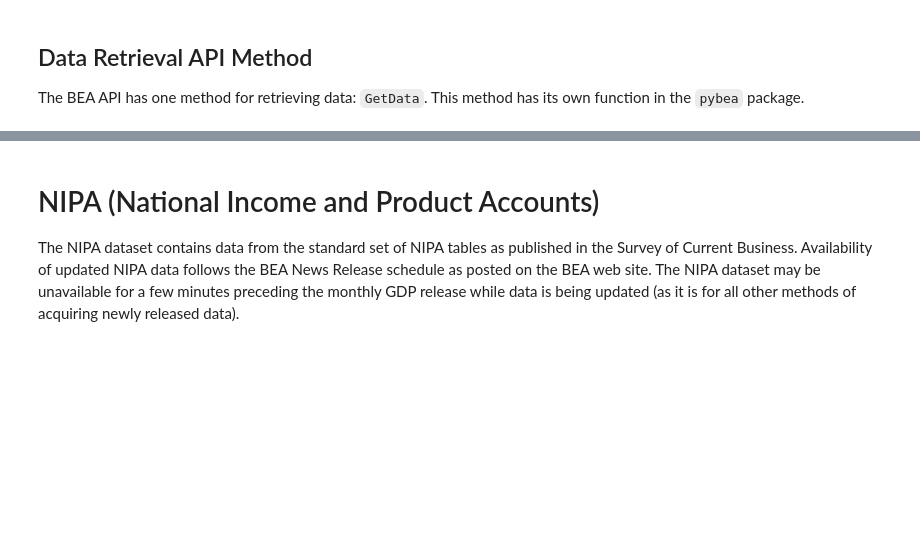
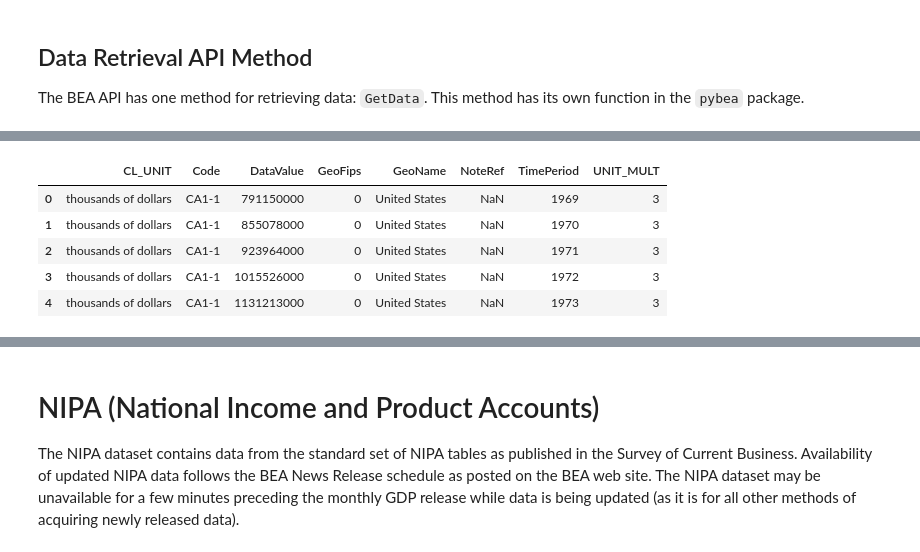
Before and after one commit to davidrpugh/pyBEA, a Jupyter notebook: examples/user-guide.ipynb, the cells around one changed output, grey strips where cells are left out. Drawn from its saved outputs; the diff is of its cells as text; code cells hidden in the pictures; blank space fills up the shorter version.

```diff
--- a/examples/user-guide.ipynb
+++ b/examples/user-guide.ipynb
@@ -162,0 +127,17 @@ print(data.head())
+# %%
+data = pybea.get_data(USER_ID,
+                      DataSetName='RegionalIncome',
+                      TableName='CA1',
+                      LineCode=1,
+                      GeoFips='STATE',
+                      Year='ALL',
+                      )
+# %%
+data.head()
+# %% [output]
+|  | CL_UNIT | Code | DataValue | GeoFips | GeoName | NoteRef | TimePeriod | UNIT_MULT |
+| 0 | thousands of dollars | CA1-1 | 791150000 | 0 | United States | NaN | 1969 | 3 |
+| 1 | thousands of dollars | CA1-1 | 855078000 | 0 | United States | NaN | 1970 | 3 |
+| 2 | thousands of dollars | CA1-1 | 923964000 | 0 | United States | NaN | 1971 | 3 |
+| 3 | thousands of dollars | CA1-1 | 1015526000 | 0 | United States | NaN | 1972 | 3 |
+| 4 | thousands of dollars | CA1-1 | 1131213000 | 0 | United States | NaN | 1973 | 3 |
```
Also changed, not shown: parts of 16 cells of this notebook, 1 other file.
